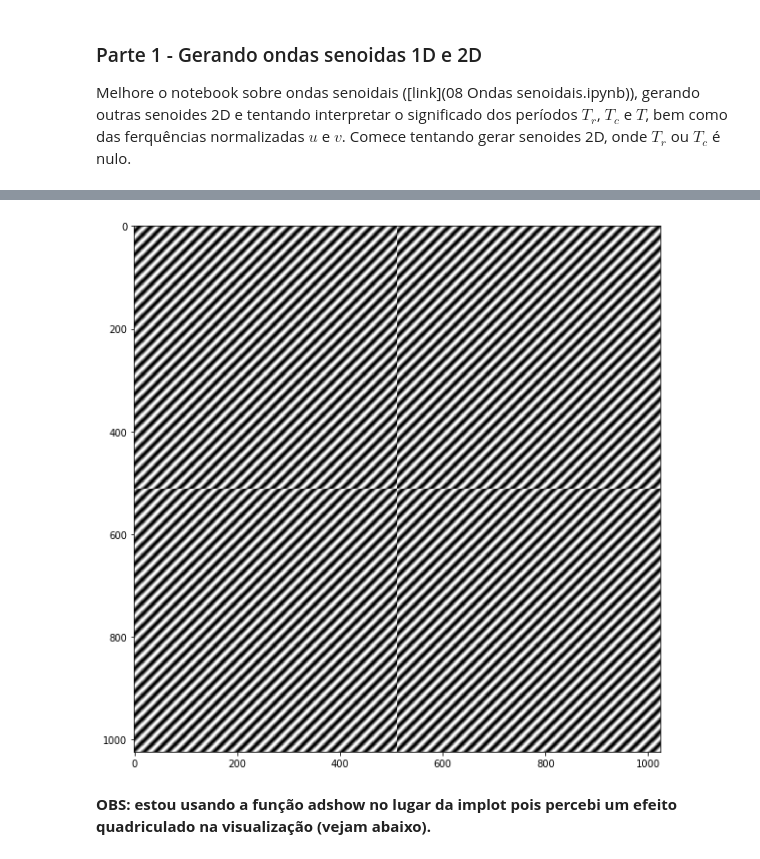
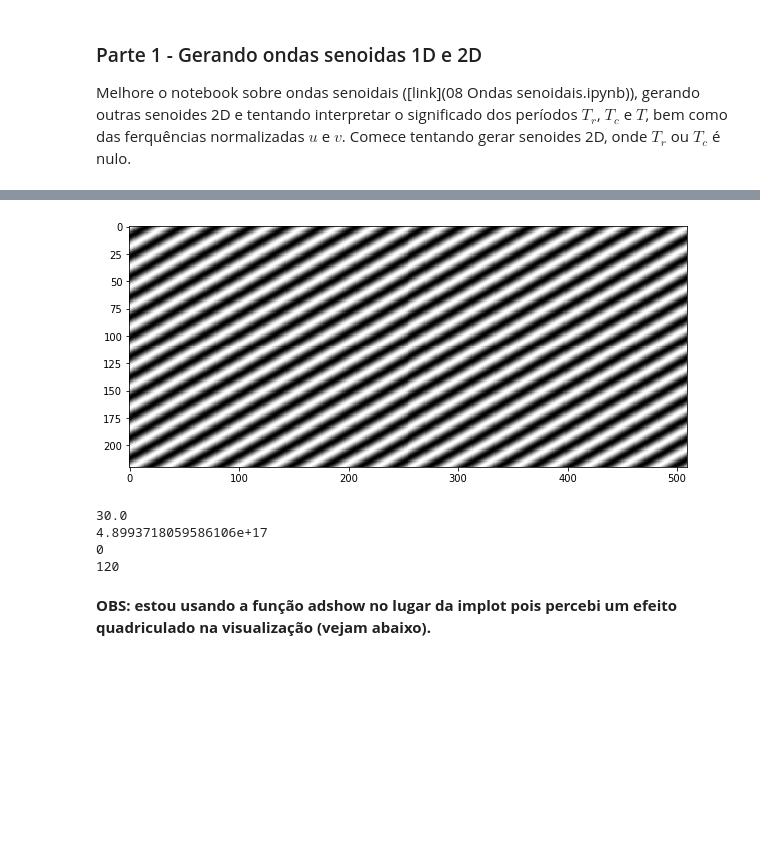
Before and after one commit to ferseiti/ia898, a Jupyter notebook: 2S2018/IA898A_Ex06_FernandoFurusato.ipynb, the cells around one changed output, grey strips where cells are left out. Cells and saved outputs as stored; diff of their text form; code cells hidden in the pictures; blank space fills up the shorter version.

```diff
--- a/2S2018/IA898A_Ex06_FernandoFurusato.ipynb
+++ b/2S2018/IA898A_Ex06_FernandoFurusato.ipynb
@@ -15,32 +15,53 @@ if ia898path not in sys.path:
     sys.path.append(ia898path)
 import ia898.src as ia
 # %%
-theta = 45 * np.pi/180
+theta = 60 * np.pi/180
+phi = 0
 
-H = 512
-W = 512
-s = (H,W)
 T = 16
 
+T_r = T/np.sin(theta)
+T_c = T/np.cos(theta)
+
+try:
+    H = int((128//T_r)*T_r)
+    W = int((256//T_c)*T_c)
+except:
+    H = 128
+    W = 128
+s = (H,W)
+
 # theta = (1*np.pi/2)
-f = ia.cos(s, T, theta, 0)
+f = ia.cos(s, T, theta, phi)
+
 # f = np.pad(f, 10, mode='constant', constant_values=f.max())
 
 ia.adshow(ia.normalize(f, [0,255]))
 
 from PIL import Image
 
 # result = Image.fromarray(ia.normalize(f, [0, 255]))
 # result.save('/home/furusato/cosine.tiff',compression="tiff_deflate", save_all=True)
 
 f2 = np.hstack((f,f))
 f3 = np.vstack( (f2,f2) )
 fig = plt.figure(figsize=[10,10])
 plt.imshow(f3, cmap='gray')
 plt.show()
 # %% [output]
 [interactive output not drawn]
-[figure, old version]
+[figure, new version]
+# %%
+print(T_r)
+print(T_c)
+
+print(W)
+print(H)
+# %% [output]
+30.0
+4.8993718059586106e+17
+0
+120
 # %% [markdown]
 **OBS: estou usando a função adshow no lugar da implot pois percebi um efeito quadriculado na visualização (vejam abaixo).**
 # %%
```
Also changed, not shown: parts of 3 cells of this notebook.
